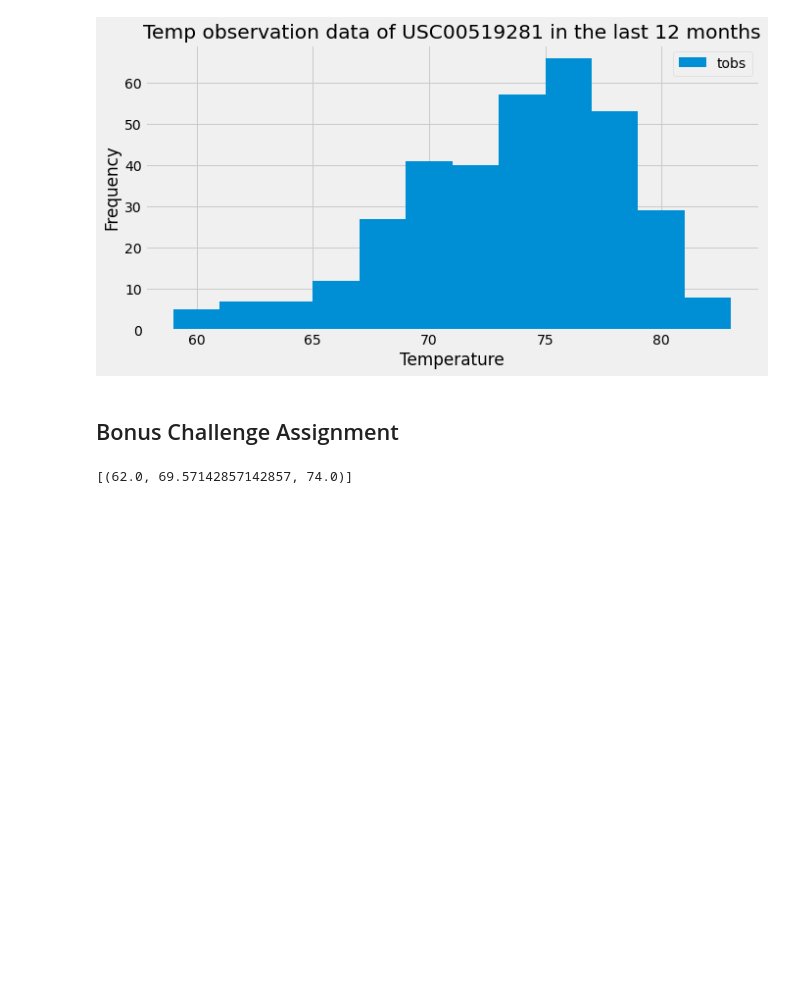
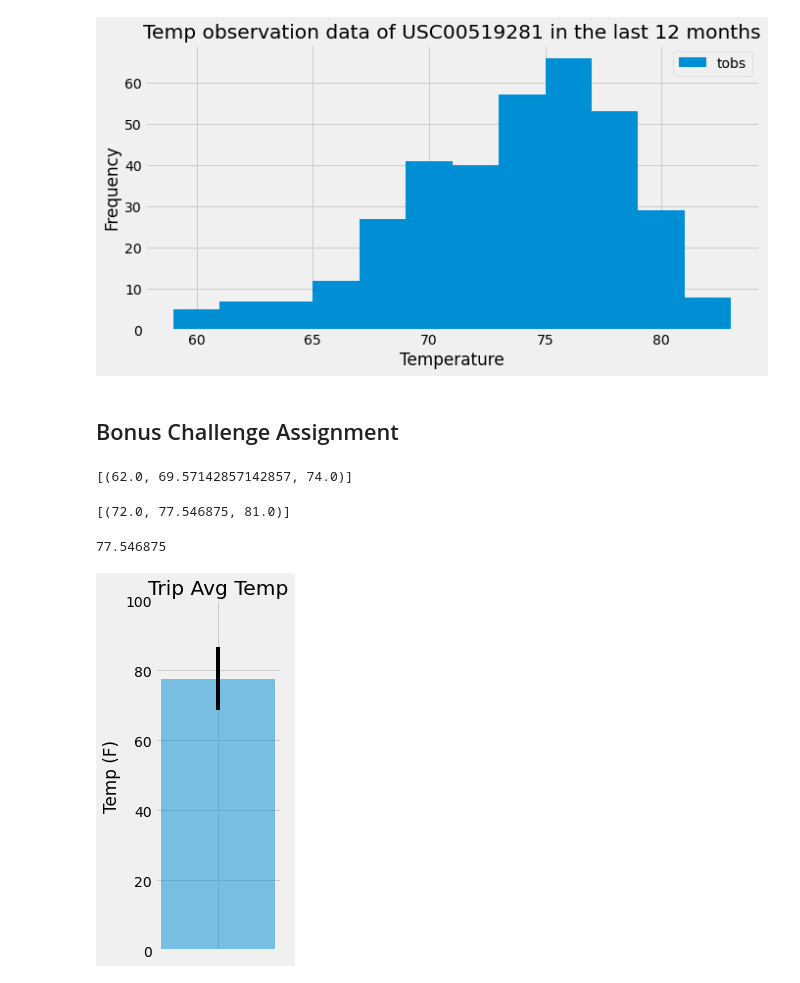
Before and after one commit to kk-deng/SQLAlchemy-Challenge, a Jupyter notebook: climate_starter.ipynb, the cells around one changed output. Drawn from its saved outputs; the diff is of its cells as text; code cells hidden in the pictures; blank space fills up the shorter version.

```diff
--- a/climate_starter.ipynb
+++ b/climate_starter.ipynb
@@ -154,11 +143,30 @@ print(calc_temps('2012-02-28', '2012-03-05'))
 # %%
 # Use your previous function `calc_temps` to calculate the tmin, tavg, and tmax
 # for your trip using the previous year's data for those same dates.
+
+# My desired trip dates are from 2018-06-01 to 2018-06-10
+temps = calc_temps("2017-06-01", "2017-06-10")
+print(temps)
+# %% [output]
+[(72.0, 77.546875, 81.0)]
 # %%
 # Plot the results from your previous query as a bar chart.
 # Use "Trip Avg Temp" as your Title
 # Use the average temperature for the y value
 # Use the peak-to-peak (tmax-tmin) value as the y error bar (yerr)
+x_axis = [1]
+tavg = temps[0][1]
+yerr = temps[0][2] - temps[0][0]
+print(tavg)
+plt.figure(figsize=(2, 6))
+plt.bar(x_axis, tavg, width=0.05, yerr=yerr, tick_label = "", align='center', alpha=0.5)
+plt.ylabel('Temp (F)')
+plt.title('Trip Avg Temp')
+plt.ylim((0, 100))
+plt.show()
+# %% [output]
+77.546875
+[figure, added]
 # %%
 # Calculate the total amount of rainfall per weather station for your trip dates using the previous year's matching dates.
 # Sort this in descending order by precipitation amount and list the station, name, latitude, longitude, and elevation
```
Also changed, not shown: parts of 8 cells of this notebook, 1 other file.
